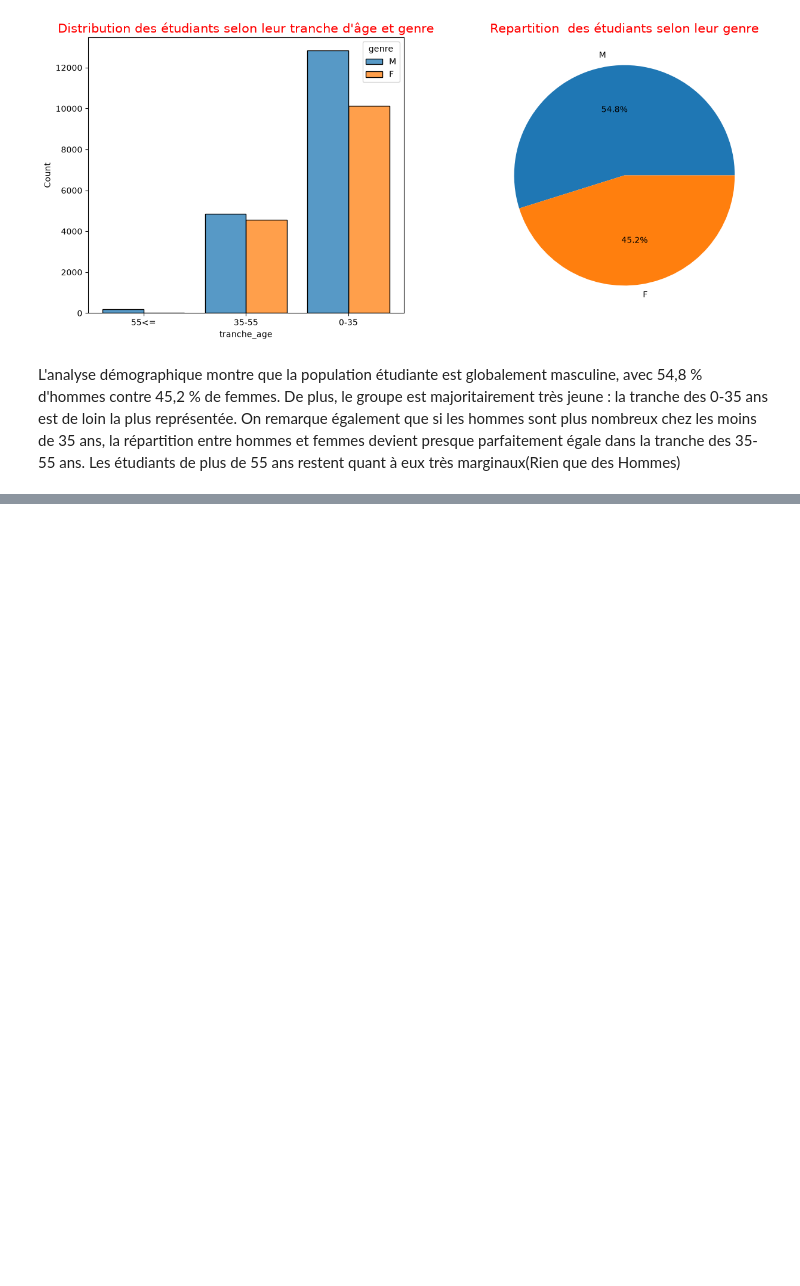
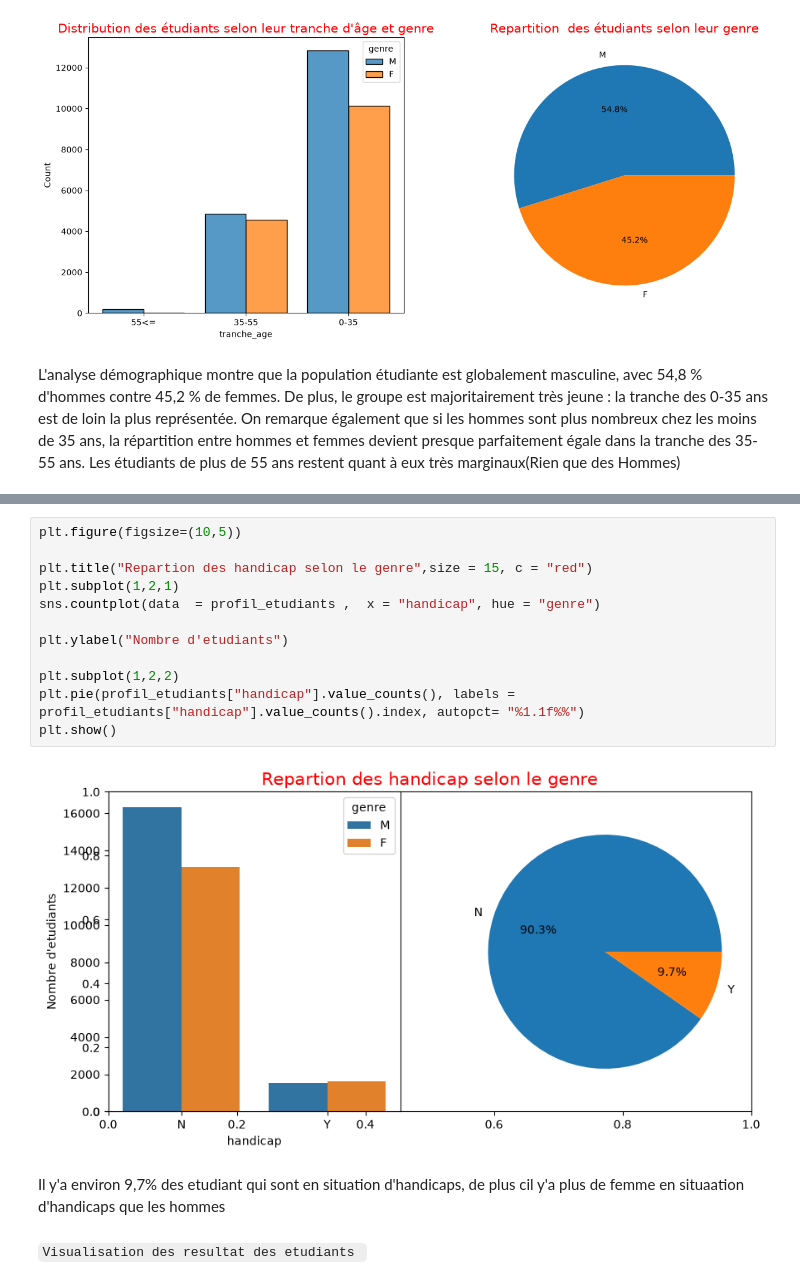
Before and after one commit to SAKPANI/Student-Success-Analytics, a Jupyter notebook: Student-Success-Analytics.ipynb, the cells around one changed output, grey strips where cells are left out. Saved outputs shown, nothing was run; the diff lists cells and outputs as text; blank space fills up the shorter version.

```diff
--- a/Student-Success-Analytics.ipynb
+++ b/Student-Success-Analytics.ipynb
@@ -487,0 +526,18 @@ L'analyse démographique montre que la population étudiante est globalement mas
+# %%
+plt.figure(figsize=(10,5))
+
+plt.title("Repartion des handicap selon le genre",size = 15, c = "red")
+plt.subplot(1,2,1)
+sns.countplot(data  = profil_etudiants ,  x = "handicap", hue = "genre")
+
+plt.ylabel("Nombre d'etudiants")
+
+plt.subplot(1,2,2)
+plt.pie(profil_etudiants["handicap"].value_counts(), labels = profil_etudiants["handicap"].value_counts().index, autopct= "%1.1f%%")
+plt.show()
+# %% [output]
+[figure, added]
+# %% [markdown]
+Il y'a environ 9,7% des etudiant qui sont en situation d'handicaps, de plus cil y'a plus de femme en situaation d'handicaps que les hommes
+# %% [markdown]
+`Visualisation des resultat des etudiants `
```
Also changed, not shown: parts of 16 cells of this notebook.
